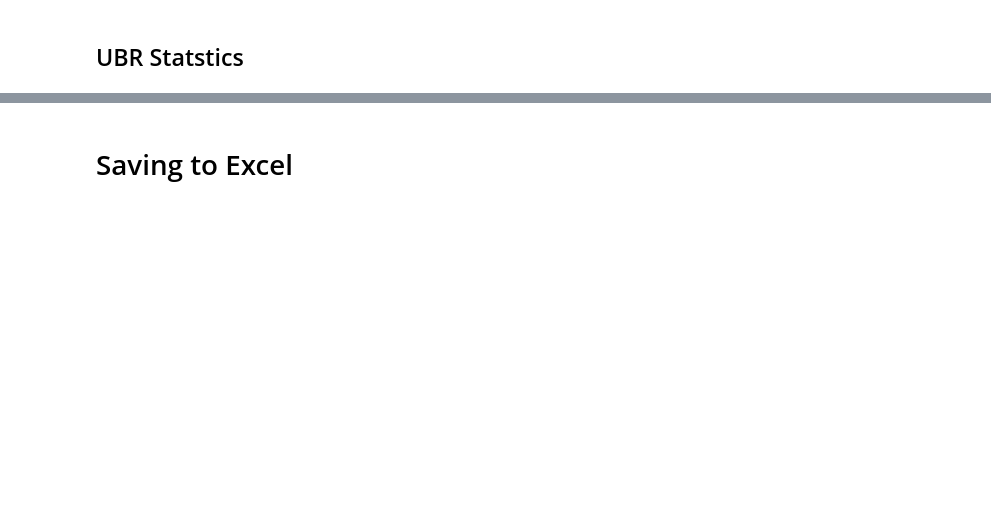
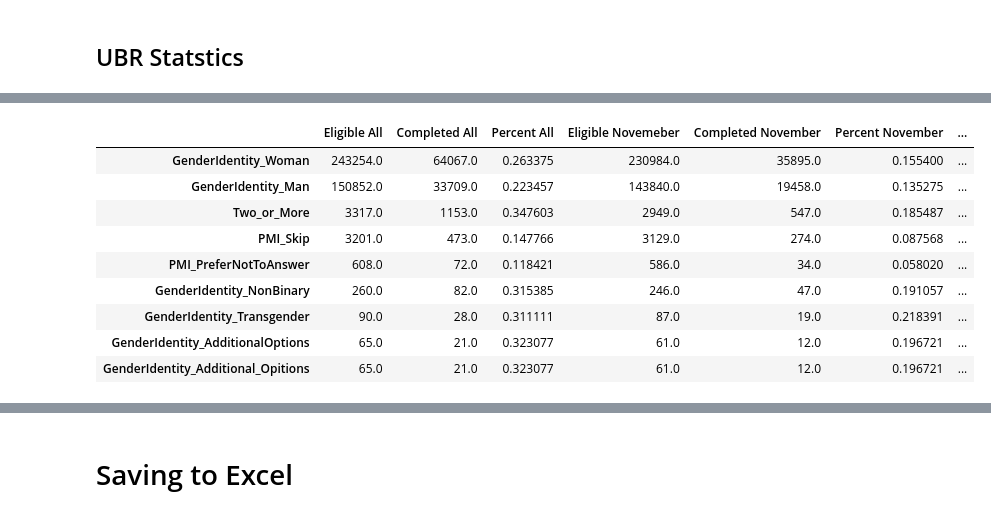
Before and after one commit to all-of-us/ops-data-service, a Jupyter notebook: PDR/Social Determinants of Health Report.ipynb, the cells around one changed output, grey strips where cells are left out. Saved outputs shown, nothing was run; the diff lists cells and outputs as text; code cells hidden in the pictures; blank space fills up the shorter version.

```diff
--- a/PDR/Social Determinants of Health Report.ipynb
+++ b/PDR/Social Determinants of Health Report.ipynb
@@ -1499,0 +1611,35 @@ percents_gender_identity
+# %%
+#Combing the additional opitions
+#ALl
+all_elig = percents_gender_identity['Eligible All'].iloc[7:16].sum()
+completed = percents_gender_identity['Completed All'].iloc[7:16].sum()
+percent_all = completed/all_elig
+#Novemeber
+all_nov = percents_gender_identity['Eligible Novemeber'].iloc[7:16].sum()
+completed_nov = percents_gender_identity['Completed November'].iloc[7:16].sum()
+percent_nov = completed_nov/all_nov
+#December
+all_dec = percents_gender_identity['Eligible December'].iloc[7:16].sum()
+completed_dec = percents_gender_identity['Completed December'].iloc[7:16].sum()
+percent_dec = completed_dec/all_dec
+#January
+all_jan = percents_gender_identity['Eligible January'].iloc[7:16].sum()
+completed_jan = percents_gender_identity['Completed January'].iloc[7:16].sum()
+percent_jan= completed_jan/all_jan
+gender_identity_additional_opitions = pd.DataFrame([all_elig,completed,percent_all,all_nov,completed_nov,percent_nov,all_dec,completed_dec,percent_dec,all_jan,completed_jan,percent_jan])
+gender_identity_additional_opitions= gender_identity_additional_opitions.transpose()
+gender_identity_additional_opitions= gender_identity_additional_opitions.rename(index={0: 'GenderIdentity_Additional_Opitions'})
+gender_identity_additional_opitions.columns = ['Eligible All','Completed All','Percent All','Eligible Novemeber','Completed November','Percent November','Eligible December','Completed December','Percent December','Eligible January','Completed January','Percent January']
+With_additional = percents_gender_identity.append(gender_identity_additional_opitions)
+With_additional
+# %% [output]
+|  | Eligible All | Completed All | Percent All | Eligible Novemeber | Completed November | Percent November | ... |
+| GenderIdentity_Woman | 243254.0 | 64067.0 | 0.263375 | 230984.0 | 35895.0 | 0.155400 | ... |
+| GenderIdentity_Man | 150852.0 | 33709.0 | 0.223457 | 143840.0 | 19458.0 | 0.135275 | ... |
+| Two_or_More | 3317.0 | 1153.0 | 0.347603 | 2949.0 | 547.0 | 0.185487 | ... |
+| PMI_Skip | 3201.0 | 473.0 | 0.147766 | 3129.0 | 274.0 | 0.087568 | ... |
+| PMI_PreferNotToAnswer | 608.0 | 72.0 | 0.118421 | 586.0 | 34.0 | 0.058020 | ... |
+| GenderIdentity_NonBinary | 260.0 | 82.0 | 0.315385 | 246.0 | 47.0 | 0.191057 | ... |
+| GenderIdentity_Transgender | 90.0 | 28.0 | 0.311111 | 87.0 | 19.0 | 0.218391 | ... |
+| GenderIdentity_AdditionalOptions | 65.0 | 21.0 | 0.323077 | 61.0 | 12.0 | 0.196721 | ... |
+| GenderIdentity_Additional_Opitions | 65.0 | 21.0 | 0.323077 | 61.0 | 12.0 | 0.196721 | ... |
```
Also changed, not shown: parts of 26 cells of this notebook.
